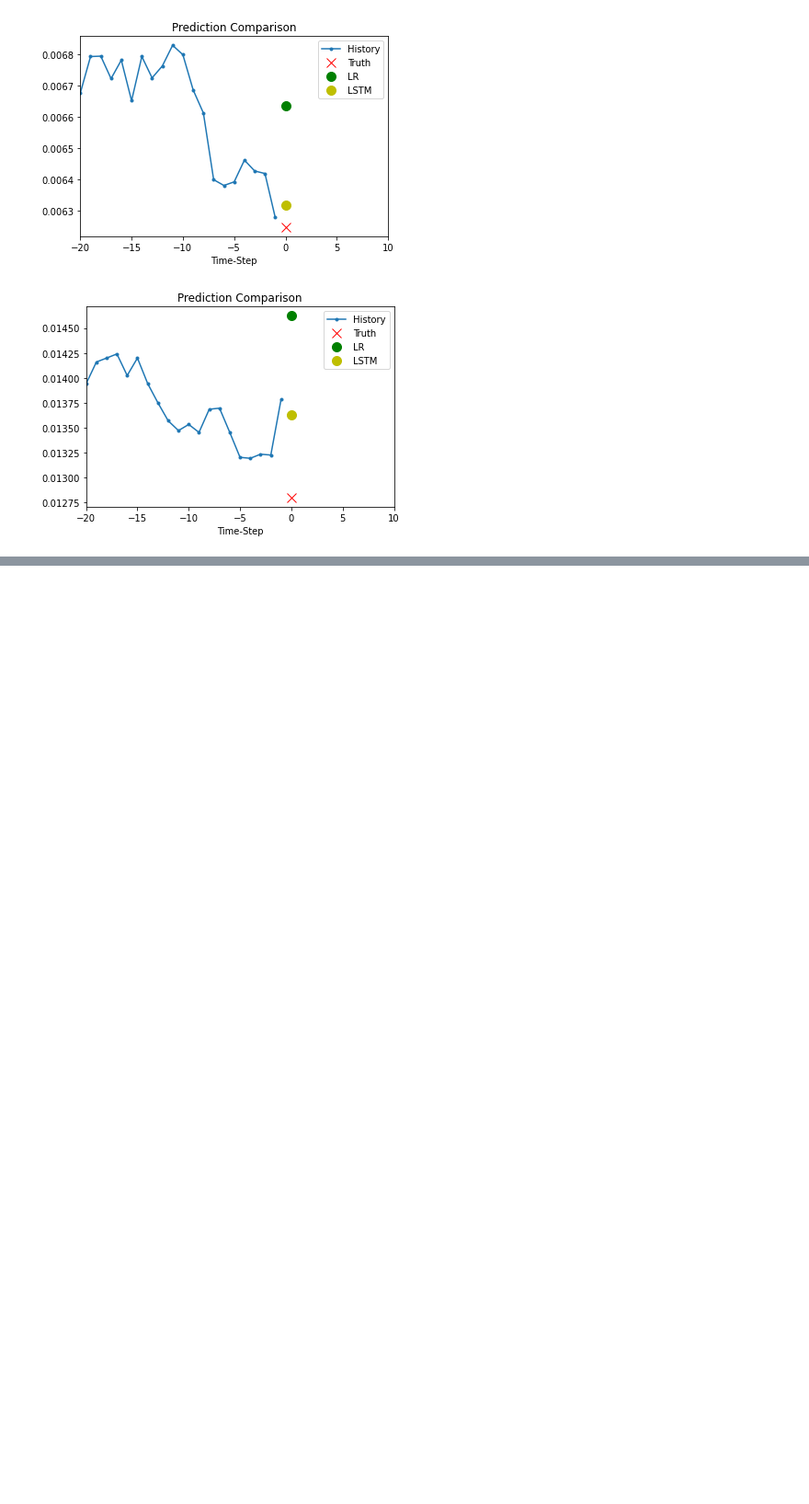
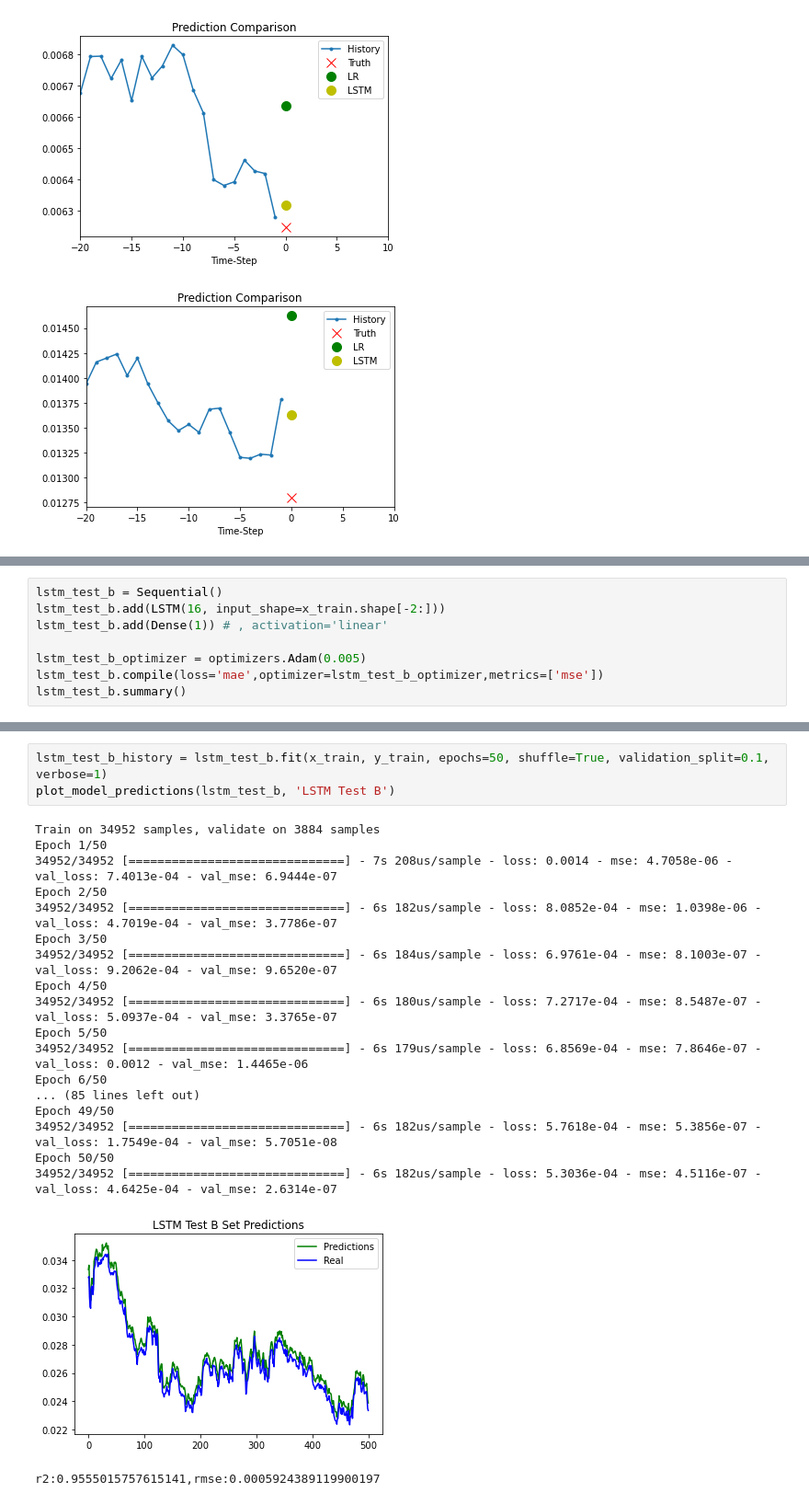
Before and after one commit to ajmllr/Predicting_Stock_Prices_with_LSTM, a Jupyter notebook: code.ipynb, the cells around one changed output, grey strips where cells are left out. Shown: that part at 92% size. Drawn from its saved outputs; the diff is of its cells as text; blank space fills up the shorter version.

```diff
--- a/code.ipynb
+++ b/code.ipynb
@@ -376,0 +425,8 @@ for i in range(0, 3):
+# %%
+lstm_test_b = Sequential()
+lstm_test_b.add(LSTM(16, input_shape=x_train.shape[-2:]))
+lstm_test_b.add(Dense(1)) # , activation='linear'
+
+lstm_test_b_optimizer = optimizers.Adam(0.005)
+lstm_test_b.compile(loss='mae',optimizer=lstm_test_b_optimizer,metrics=['mse'])
+lstm_test_b.summary()
@@ -376,0 +446,23 @@ for i in range(0, 3):
+# %%
+lstm_test_b_history = lstm_test_b.fit(x_train, y_train, epochs=50, shuffle=True, validation_split=0.1, verbose=1)
+plot_model_predictions(lstm_test_b, 'LSTM Test B')
+# %% [output]
+Train on 34952 samples, validate on 3884 samples
+Epoch 1/50
+34952/34952 [==============================] - 7s 208us/sample - loss: 0.0014 - mse: 4.7058e-06 - val_loss: 7.4013e-04 - val_mse: 6.9444e-07
+Epoch 2/50
+34952/34952 [==============================] - 6s 182us/sample - loss: 8.0852e-04 - mse: 1.0398e-06 - val_loss: 4.7019e-04 - val_mse: 3.7786e-07
+Epoch 3/50
+34952/34952 [==============================] - 6s 184us/sample - loss: 6.9761e-04 - mse: 8.1003e-07 - val_loss: 9.2062e-04 - val_mse: 9.6520e-07
+Epoch 4/50
+34952/34952 [==============================] - 6s 180us/sample - loss: 7.2717e-04 - mse: 8.5487e-07 - val_loss: 5.0937e-04 - val_mse: 3.3765e-07
+Epoch 5/50
+34952/34952 [==============================] - 6s 179us/sample - loss: 6.8569e-04 - mse: 7.8646e-07 - val_loss: 0.0012 - val_mse: 1.4465e-06
+Epoch 6/50
+... (85 lines left out)
+Epoch 49/50
+34952/34952 [==============================] - 6s 182us/sample - loss: 5.7618e-04 - mse: 5.3856e-07 - val_loss: 1.7549e-04 - val_mse: 5.7051e-08
+Epoch 50/50
+34952/34952 [==============================] - 6s 182us/sample - loss: 5.3036e-04 - mse: 4.5116e-07 - val_loss: 4.6425e-04 - val_mse: 2.6314e-07
+[figure, added]
+r2:0.9555015757615141,rmse:0.0005924389119900197
```
Also changed, not shown: parts of 4 cells of this notebook, 1 other file.
